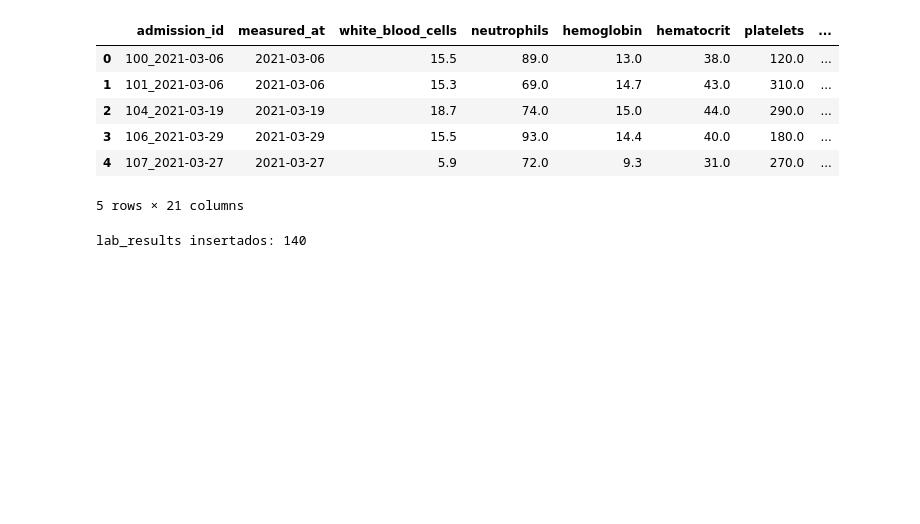
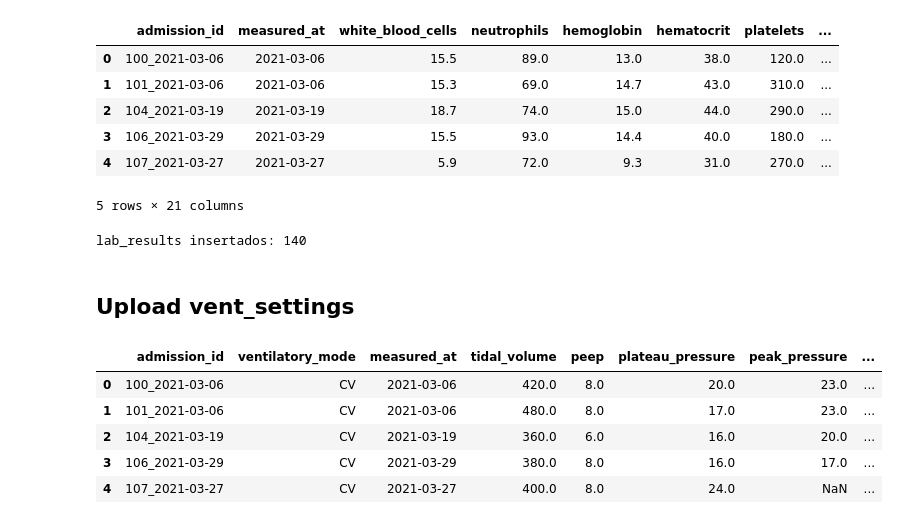
Before and after one commit to Jcamposlozano/MIcroVAP_Model, a Jupyter notebook: notebooks/Load_Data.ipynb, the cells around one changed output. Drawn from its saved outputs; the diff is of its cells as text; code cells hidden in the pictures; blank space fills up the shorter version.

```diff
--- a/notebooks/Load_Data.ipynb
+++ b/notebooks/Load_Data.ipynb
@@ -696,3 +697,48 @@ n2 = db_data.load_df(df_lab_results_group, "lab_results", clear_table=True)
 print("lab_results insertados:", n2)
 # %% [output]
 lab_results insertados: 140
+# %% [markdown]
+## Upload vent_settings
+# %%
+variables_vent = [
+    "admission_id",
+    "measured_at",
+    "ventilatory_mode",
+    "tidal_volumen",   # luego renombramos
+    "peep",
+    "plateau_pressure",
+    "peak_pressure",
+    "ibw_ideal",
+    "vt_ml_ideal_weight",
+    "classification_vt_ideal_weight"
+]
+
+df_variables_vent = df[variables_vent]
+
+df_variables_vent["tidal_volume"] = df["tidal_volumen"]
+
+df_variables_vent_group = (
+    df_variables_vent.groupby("admission_id", as_index=False)
+    .agg({
+        "ventilatory_mode": 'first',
+        "measured_at": 'first',
+        "tidal_volume": 'first',
+        "peep": 'first',
+        "plateau_pressure": 'first',
+        "peak_pressure": 'first',
+        "ibw_ideal": 'first',
+        "vt_ml_ideal_weight": 'first',
+        "classification_vt_ideal_weight": 'first',
+
+    })
+    .rename(columns={"length_stay": "length_of_stay"})
+)
+
+df_variables_vent_group.head()
+# %% [output]
+|  | admission_id | ventilatory_mode | measured_at | tidal_volume | peep | plateau_pressure | peak_pressure | ... |
+| 0 | 100_2021-03-06 | CV | 2021-03-06 | 420.0 | 8.0 | 20.0 | 23.0 | ... |
+| 1 | 101_2021-03-06 | CV | 2021-03-06 | 480.0 | 8.0 | 17.0 | 23.0 | ... |
+| 2 | 104_2021-03-19 | CV | 2021-03-19 | 360.0 | 6.0 | 16.0 | 20.0 | ... |
+| 3 | 106_2021-03-29 | CV | 2021-03-29 | 380.0 | 8.0 | 16.0 | 17.0 | ... |
+| 4 | 107_2021-03-27 | CV | 2021-03-27 | 400.0 | 8.0 | 24.0 | NaN | ... |
```
Also changed, not shown: parts of 10 cells of this notebook, 5 other files.
